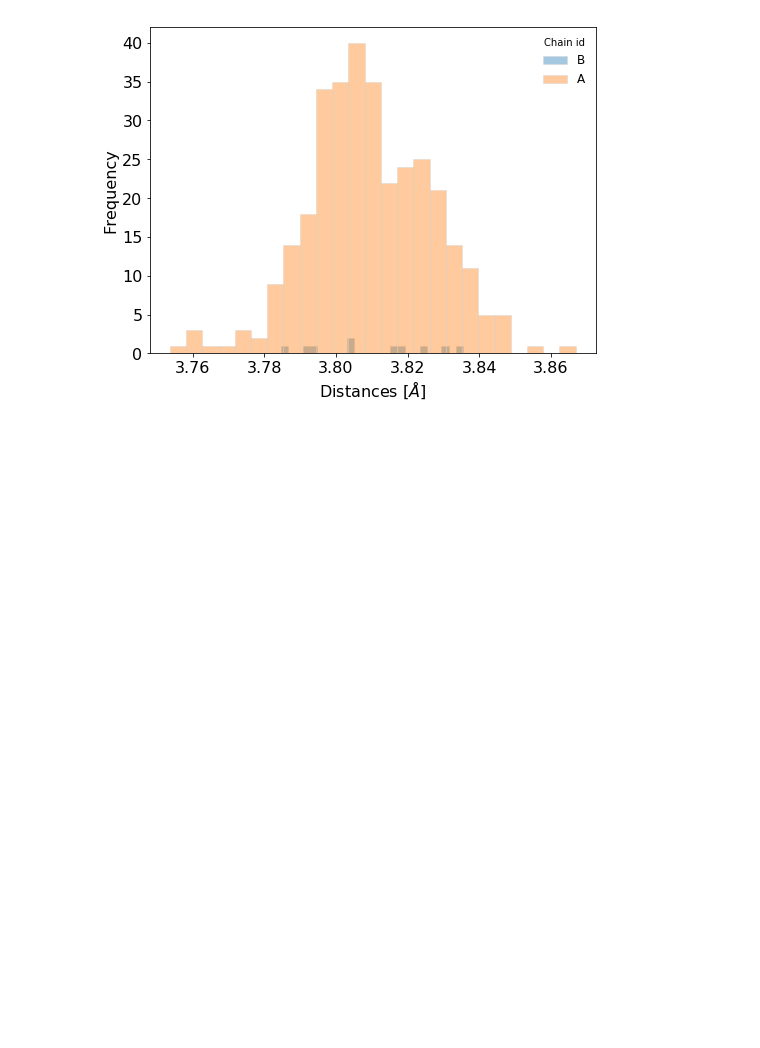
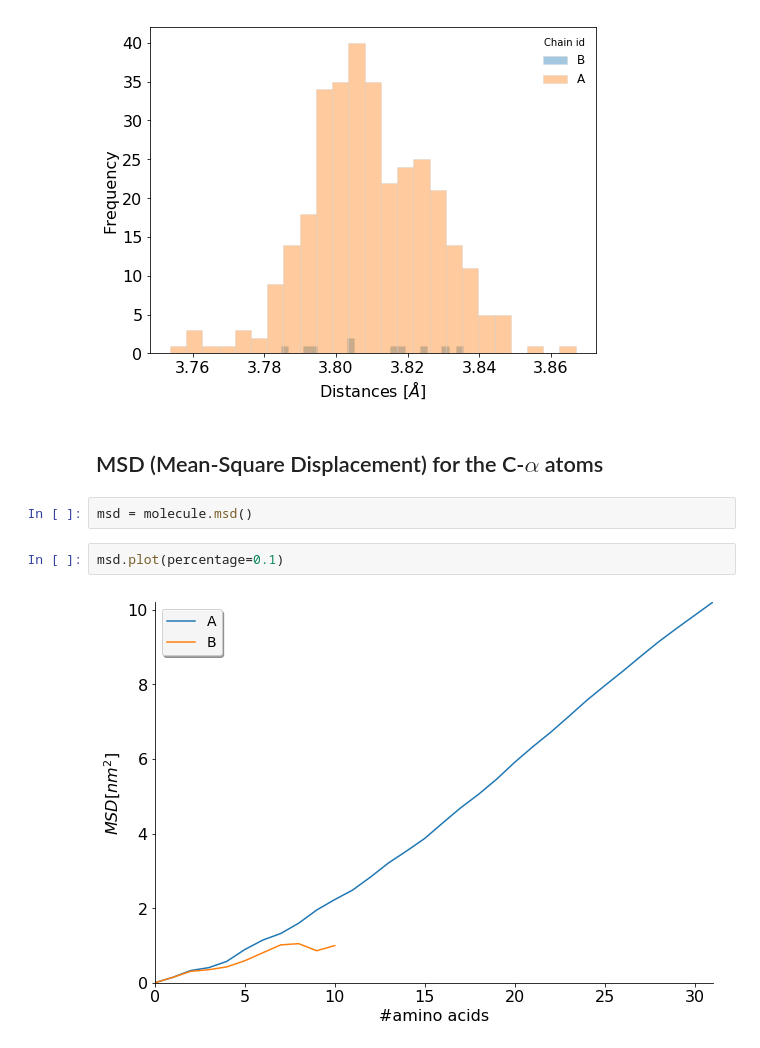
Before and after one commit to gchevrot/WebScrewFrame, a Jupyter notebook: screwframe.ipynb, the cells around one changed output. Drawn from its saved outputs; the diff is of its cells as text; blank space fills up the shorter version.

```diff
--- a/screwframe.ipynb
+++ b/screwframe.ipynb
@@ -96,3 +101,11 @@ dtype: float64
 plot_distances(ca_distances)
 # %% [output]
 [figure]
+# %% [markdown]
+## MSD (Mean-Square Displacement) for the C-$\alpha$ atoms
+# %%
+msd = molecule.msd()
+# %%
+msd.plot(percentage=0.1)
+# %% [output]
+[figure, added]
```
Also changed, not shown: parts of 5 cells of this notebook, 5 other files.
